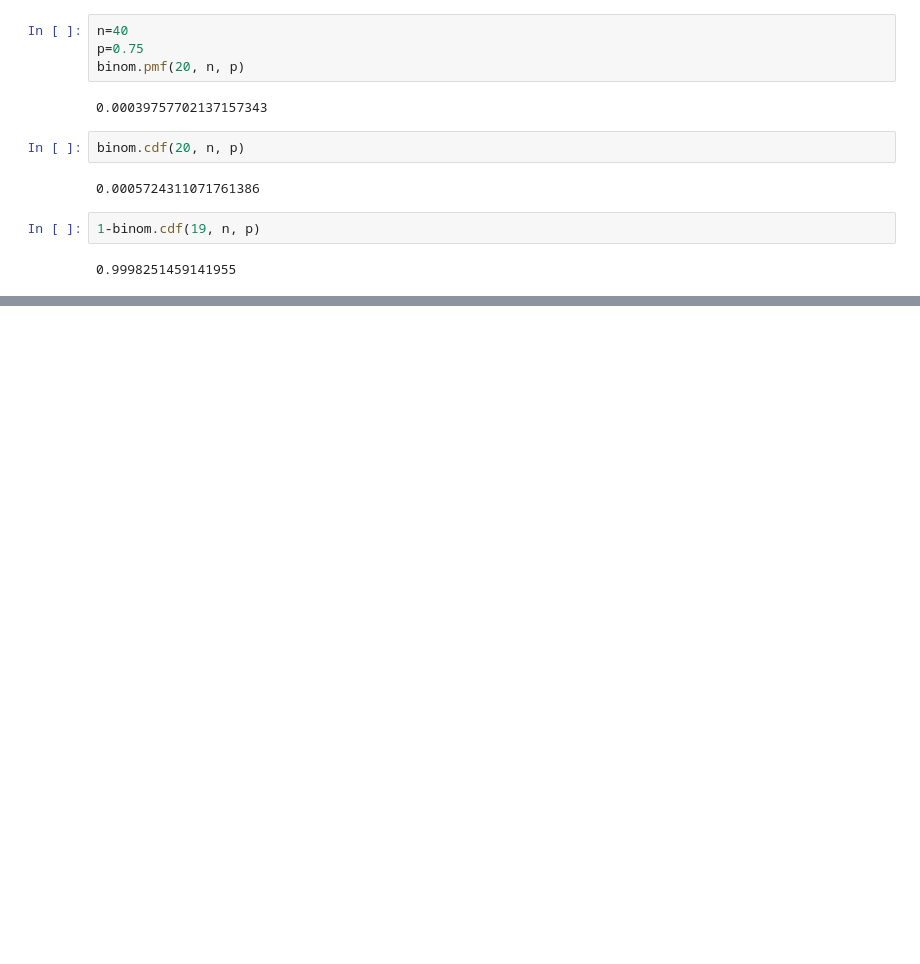
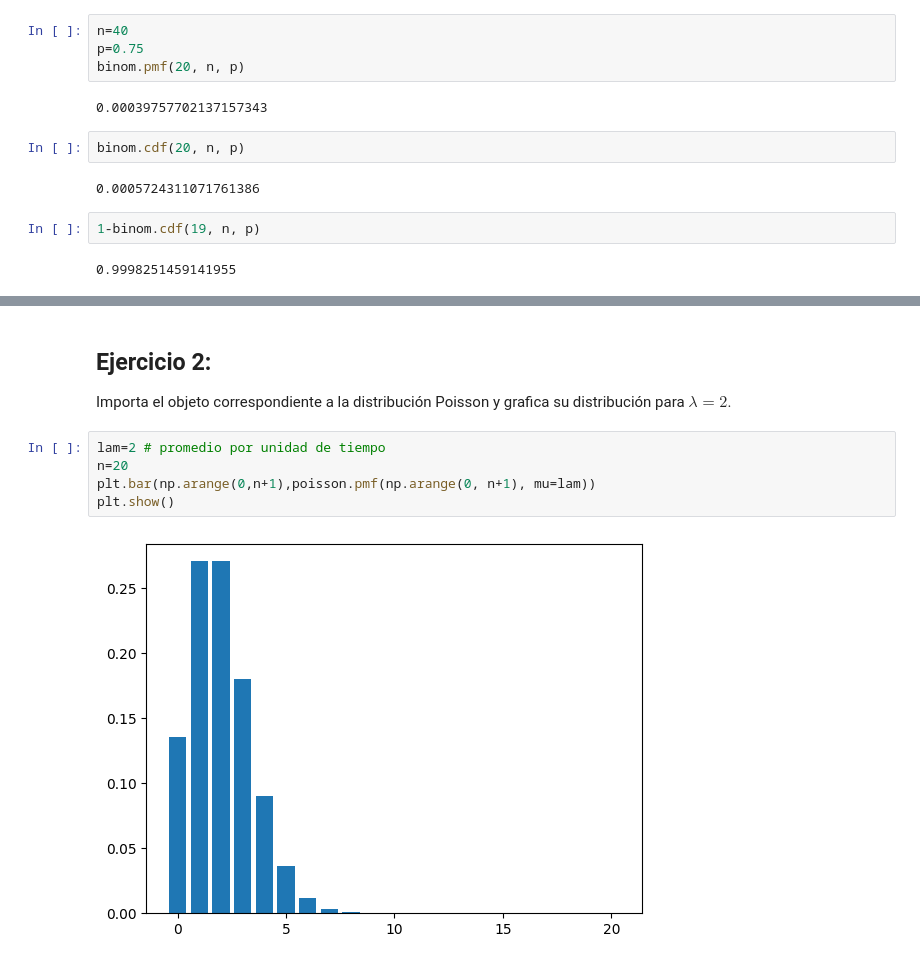
Before and after one commit to BrajanNieto/stats-prob-py, a Jupyter notebook: 01. Ex-Probability.ipynb, the cells around one changed output, grey strips where cells are left out. Saved outputs shown, nothing was run; the diff lists cells and outputs as text; blank space fills up the shorter version.

```diff
--- a/01. Ex-Probability.ipynb
+++ b/01. Ex-Probability.ipynb
@@ -191,0 +249,10 @@ binom.cdf(20, n, p)
+# %% [markdown]
+## **Ejercicio 2:**
+Importa el objeto correspondiente a la distribución Poisson y grafica su distribución para $\lambda=2$.
+# %%
+lam=2 # promedio por unidad de tiempo
+n=20
+plt.bar(np.arange(0,n+1),poisson.pmf(np.arange(0, n+1), mu=lam))
+plt.show()
+# %% [output]
+[figure, added]
```
Also changed, not shown: parts of 28 cells of this notebook.
